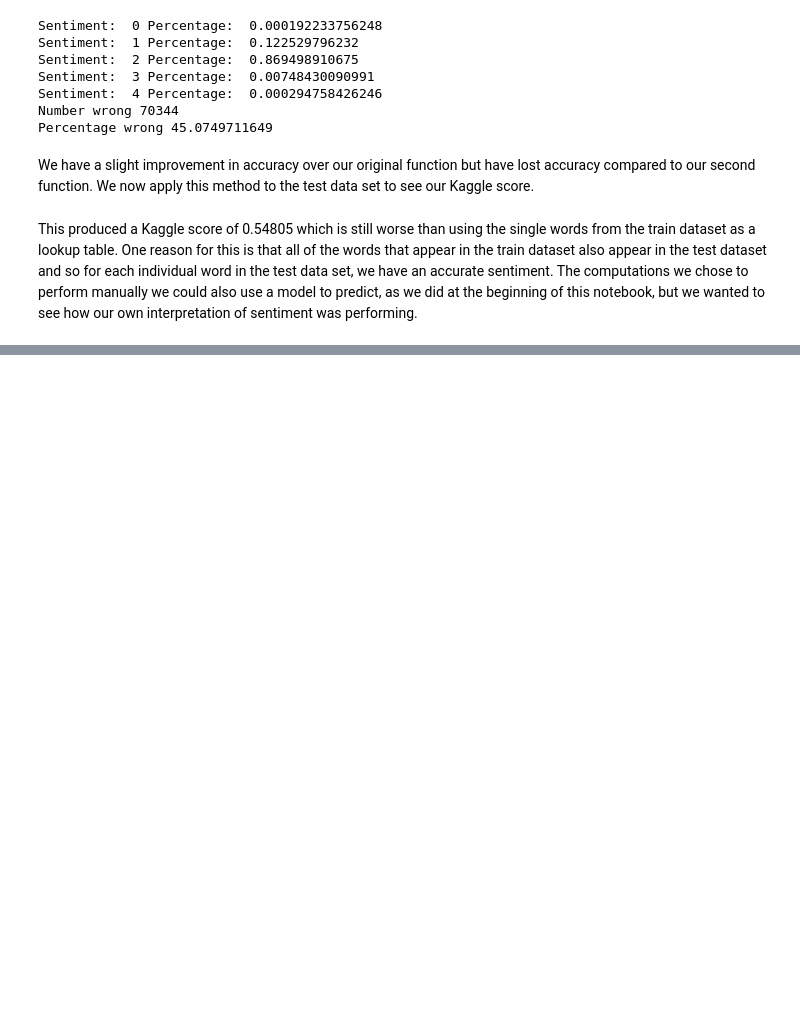
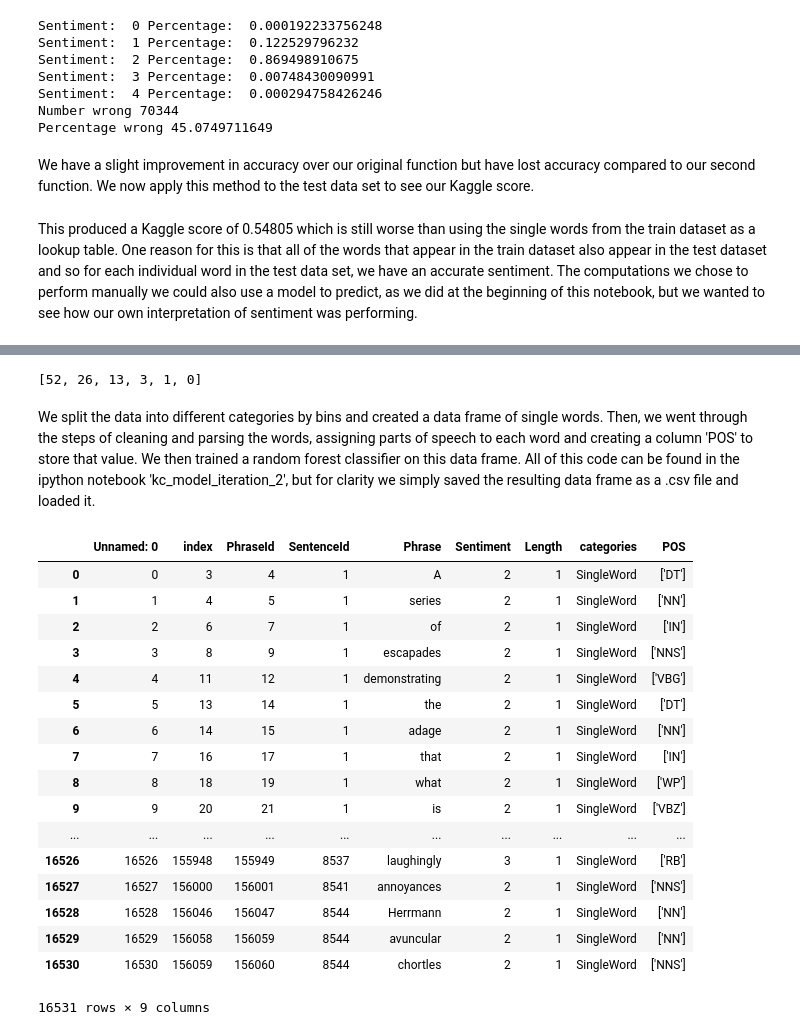
Before and after one commit to paulruvolo/DataScience16CYOA, a Jupyter notebook: Model_Iteration_2_FINAL.ipynb, the cells around one changed output, grey strips where cells are left out. Cells and saved outputs as stored; diff of their text form; code cells hidden in the pictures; blank space fills up the shorter version.

Commit message:
comment iteration

```diff
--- a/Model_Iteration_2_FINAL.ipynb
+++ b/Model_Iteration_2_FINAL.ipynb
@@ -253,0 +263,45 @@ This produced a Kaggle score of 0.54805 which is still worse than using the sing
+# %%
+#reading table, creating sentences data frame
+train = pd.read_table('train.tsv')
+train_sentences = train.groupby('SentenceId').first().reset_index()
+
+#creating new column length (number of words) and ordering data frame by length and sentence id
+train["Length"] = train['Phrase'].apply(lambda x: len(x.split()))
+ordered = train.sort(['SentenceId', 'Length'], ascending=[1, 0])
+
+#binning rows into categories
+max_length = max(ordered['Length'])
+bins = [0, 1, max_length/15, max_length/4, max_length/2, max_length]
+group_names = ['SingleWord', 'SmallPhrase', 'Phrase', 'LongPhrase', 'Sentences']
+categories = pd.cut(ordered['Length'], bins, labels=group_names)
+ordered['categories'] = pd.cut(ordered['Length'], bins, labels=group_names)
+
+tagger = PerceptronTagger()  #loading part of speech tagger to save time
+
+print bins[::-1]
+# %% [output]
+[52, 26, 13, 3, 1, 0]
+# %% [markdown]
+We split the data into different categories by bins and created a data frame of single words. Then, we went through the steps of cleaning and parsing the words, assigning parts of speech to each word and creating a column 'POS' to store that value. We then trained a random forest classifier on this data frame. All of this code can be found in the ipython notebook 'kc_model_iteration_2', but for clarity we simply saved the resulting data frame as a .csv file and loaded it.
+# %%
+singleword = pd.read_csv('singleword.csv')
+singleword
+# %% [output]
+|  | Unnamed: 0 | index | PhraseId | SentenceId | Phrase | Sentiment | Length | categories | POS |
+| 0 | 0 | 3 | 4 | 1 | A | 2 | 1 | SingleWord | ['DT'] |
+| 1 | 1 | 4 | 5 | 1 | series | 2 | 1 | SingleWord | ['NN'] |
+| 2 | 2 | 6 | 7 | 1 | of | 2 | 1 | SingleWord | ['IN'] |
+| 3 | 3 | 8 | 9 | 1 | escapades | 2 | 1 | SingleWord | ['NNS'] |
+| 4 | 4 | 11 | 12 | 1 | demonstrating | 2 | 1 | SingleWord | ['VBG'] |
+| 5 | 5 | 13 | 14 | 1 | the | 2 | 1 | SingleWord | ['DT'] |
+| 6 | 6 | 14 | 15 | 1 | adage | 2 | 1 | SingleWord | ['NN'] |
+| 7 | 7 | 16 | 17 | 1 | that | 2 | 1 | SingleWord | ['IN'] |
+| 8 | 8 | 18 | 19 | 1 | what | 2 | 1 | SingleWord | ['WP'] |
+| 9 | 9 | 20 | 21 | 1 | is | 2 | 1 | SingleWord | ['VBZ'] |
+| ... | ... | ... | ... | ... | ... | ... | ... | ... | ... |
+| 16526 | 16526 | 155948 | 155949 | 8537 | laughingly | 3 | 1 | SingleWord | ['RB'] |
+| 16527 | 16527 | 156000 | 156001 | 8541 | annoyances | 2 | 1 | SingleWord | ['NNS'] |
+| 16528 | 16528 | 156046 | 156047 | 8544 | Herrmann | 2 | 1 | SingleWord | ['NN'] |
+| 16529 | 16529 | 156058 | 156059 | 8544 | avuncular | 2 | 1 | SingleWord | ['NN'] |
+| 16530 | 16530 | 156059 | 156060 | 8544 | chortles | 2 | 1 | SingleWord | ['NNS'] |
+16531 rows × 9 columns
```
Also changed, not shown: parts of 20 cells of this notebook.
